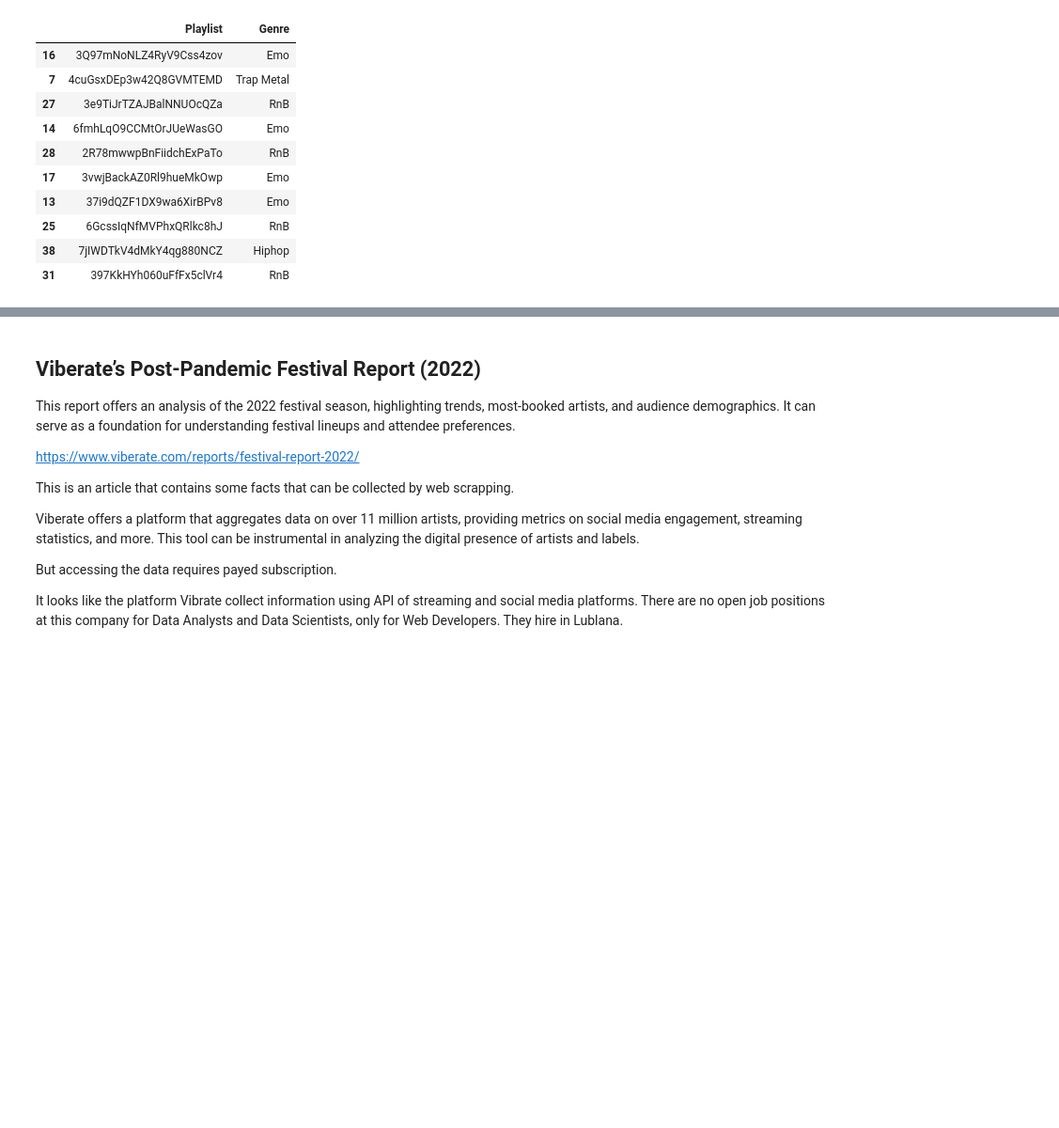
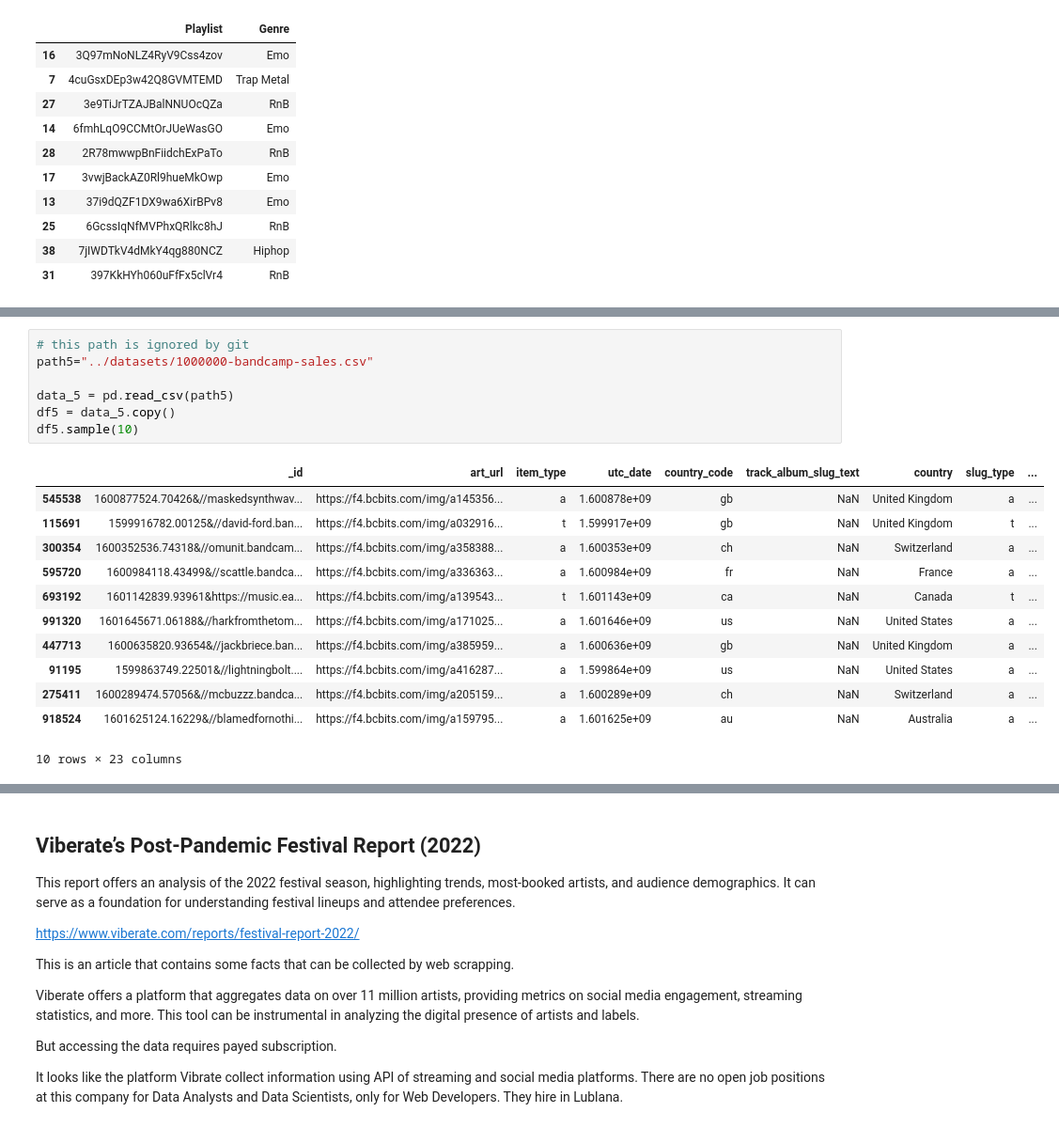
Before and after one commit to Funnear/end-to-end-data-analysis, a Jupyter notebook: brainstorming/datasets.ipynb, the cells around one changed output, grey strips where cells are left out. Shown: that part at 94% size. Drawn from its saved outputs; the diff is of its cells as text; blank space fills up the shorter version.

Commit message:
added extra datasets and their overviews.

```diff
--- a/brainstorming/datasets.ipynb
+++ b/brainstorming/datasets.ipynb
@@ -106,0 +159,20 @@ df4.sample(10)
+# %%
+# this path is ignored by git
+path5="../datasets/1000000-bandcamp-sales.csv"
+
+data_5 = pd.read_csv(path5)
+df5 = data_5.copy()
+df5.sample(10)
+# %% [output]
+|  | _id | art_url | item_type | utc_date | country_code | track_album_slug_text | country | slug_type | ... |
+| 545538 | 1600877524.70426&//maskedsynthwav... | https://f4.bcbits.com/img/a145356... | a | 1.600878e+09 | gb | NaN | United Kingdom | a | ... |
+| 115691 | 1599916782.00125&//david-ford.ban... | https://f4.bcbits.com/img/a032916... | t | 1.599917e+09 | gb | NaN | United Kingdom | t | ... |
+| 300354 | 1600352536.74318&//omunit.bandcam... | https://f4.bcbits.com/img/a358388... | a | 1.600353e+09 | ch | NaN | Switzerland | a | ... |
+| 595720 | 1600984118.43499&//scattle.bandca... | https://f4.bcbits.com/img/a336363... | a | 1.600984e+09 | fr | NaN | France | a | ... |
+| 693192 | 1601142839.93961&https://music.ea... | https://f4.bcbits.com/img/a139543... | t | 1.601143e+09 | ca | NaN | Canada | t | ... |
+| 991320 | 1601645671.06188&//harkfromthetom... | https://f4.bcbits.com/img/a171025... | a | 1.601646e+09 | us | NaN | United States | a | ... |
+| 447713 | 1600635820.93654&//jackbriece.ban... | https://f4.bcbits.com/img/a385959... | a | 1.600636e+09 | gb | NaN | United Kingdom | a | ... |
+| 91195 | 1599863749.22501&//lightningbolt.... | https://f4.bcbits.com/img/a416287... | a | 1.599864e+09 | us | NaN | United States | a | ... |
+| 275411 | 1600289474.57056&//mcbuzzz.bandca... | https://f4.bcbits.com/img/a205159... | a | 1.600289e+09 | ch | NaN | Switzerland | a | ... |
+| 918524 | 1601625124.16229&//blamedfornothi... | https://f4.bcbits.com/img/a159795... | a | 1.601625e+09 | au | NaN | Australia | a | ... |
+10 rows × 23 columns
```
Also changed, not shown: parts of 11 cells of this notebook, 2 other files.
